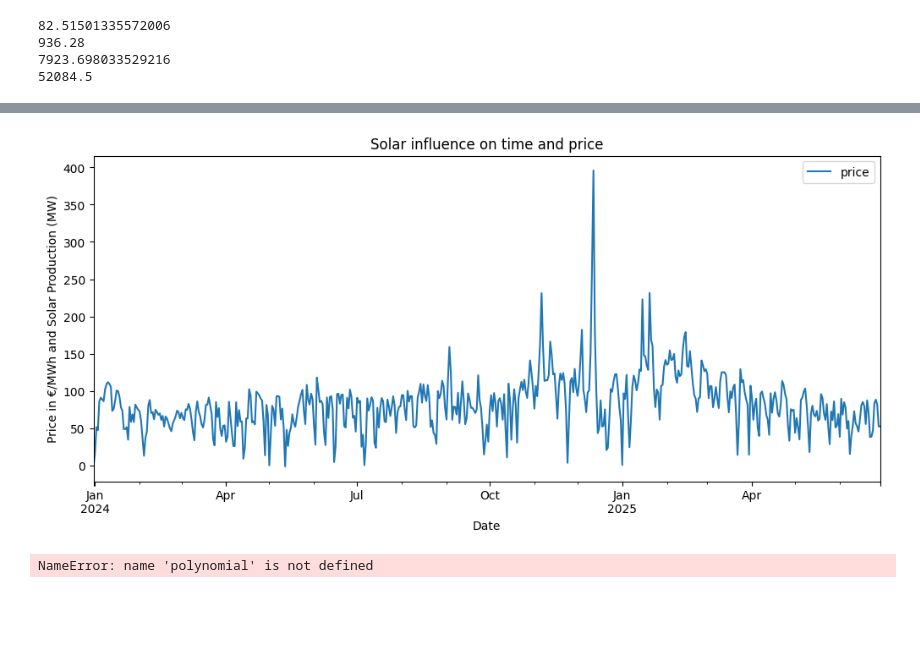
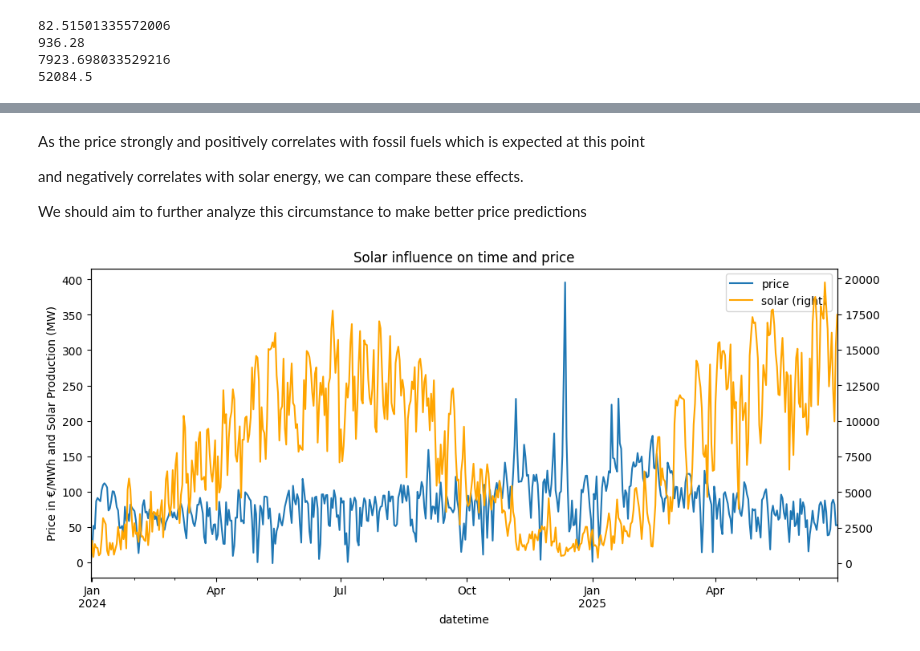
Before and after one commit to Perez-Opoku/Energy_proj, a Jupyter notebook: Notebooks/EDA.ipynb, the cells around one changed output, grey strips where cells are left out. Drawn from its saved outputs; the diff is of its cells as text; code cells hidden in the pictures; blank space fills up the shorter version.

```diff
--- a/Notebooks/EDA.ipynb
+++ b/Notebooks/EDA.ipynb
@@ -26,0 +16,4 @@ Wir haben stündliche Updates vieler EU Staaten
+# %%
+data = pd.read_csv('../Data/entsoe_data_2024_2025.csv')
+
+data.head()
@@ -494,0 +551,24 @@ solar_plot
+# %%
+# Fossile Energiequellen summieren (doppelte eckige Klammern!)
+data_daily["fossils"] = data_daily[["fossil_gas", "fossil_brown_coal_lignite", "fossil_hard_coal"]].sum(axis=1)
+
+ax = data_daily.plot(
+    x='datetime',
+    y='fossils',
+    title='Fossil influence on time and price',
+    xlabel='Date',
+    ylabel='Fossil Production (MW)',
+    figsize=(12, 5),
+    linewidth=0.7
+)
+
+bx = data_daily.plot(
+    x='datetime',
+    y='solar',
+    ax=ax,
+    secondary_y=True,
+    color='red',
+    linewidth=0.7
+)
+
+plt.show()
@@ -495,7 +580,4 @@ solar_plot
 # %%
-data_daily['fossils'] = data_daily['fossil_gas'] + data_daily['fossil_brown_coal_lignite'] + data_daily['fossil_hard_coal']
-
-
 fossils_plot = data_daily.hvplot.line(
     x='datetime',
     y='fossils',
@@ -505,9 +587,13 @@ fossils_plot = data_daily.hvplot.line(
     width=1200,
     height=500)
 
+
+
+
 fossils_plot = fossils_plot
 fossils_plot * solar_plot
 
-#a = solar * fossils * zero_line
+a = solar * fossils_plot * zero_line
+a
 # %% [output]
 [interactive output not drawn]
@@ -524,46 +697,28 @@ print(data_de.solar.max())
+# %% [markdown]
+As the price strongly and positively correlates with fossil fuels which is expected at this point
+
+ and negatively correlates with solar energy, we can compare these effects.
+
+
+We should aim to further analyze this circumstance to make better price predictions
 # %%
 #zeit vs (preis vs solar)
-price = data_daily.price * 5
 ax = data_daily.plot(
     x='datetime',
     y='price',
     title='Solar influence on time and price',
     xlabel='Date',
     ylabel='Price in €/MWh and Solar Production (MW)',
     figsize=(12, 5)
 )
 
 bx = data_daily.plot(
     x='datetime',
     y='solar',
     ax=ax,
     secondary_y=True,
     color='orange'
 )
 plt.show()
 # %% [output]
-[figure, old version]
+[figure, new version]
-# %%
-"""#solar vs price
-solar_price = data_de.hvplot.scatter(x='solar', y='price', title=' Price vs Solar production',
-                                   xlabel='Solar Production in MW', ylabel='Price in €/MWh (total)', size=0.5, alpha=0.6)
-
-reg_df = pd.DataFrame({'solar': x_line, 'price': y_line})
-
-x_line = np.linspace(data_de['solar'].min(), data_de['solar'].max(), 100)
-y_line = polynomial(x_line)
-
-reg_df = pd.DataFrame({'solar': x_line, 'price': y_line})
-regression = reg_df.hvplot.line(
-    x='solar',
-    y='price',
-    color='red',
-    line_width=3,
-    label=f'y = {coefficients[0]:.2f}x + {coefficients[1]:.2f}'
-)
-
-
-price_solar=solar_price * regression * zero_line
-price_solar"""
-# %% [output]
-NameError: name 'polynomial' is not defined
```
Also changed, not shown: parts of 36 cells of this notebook, 1 other file.
